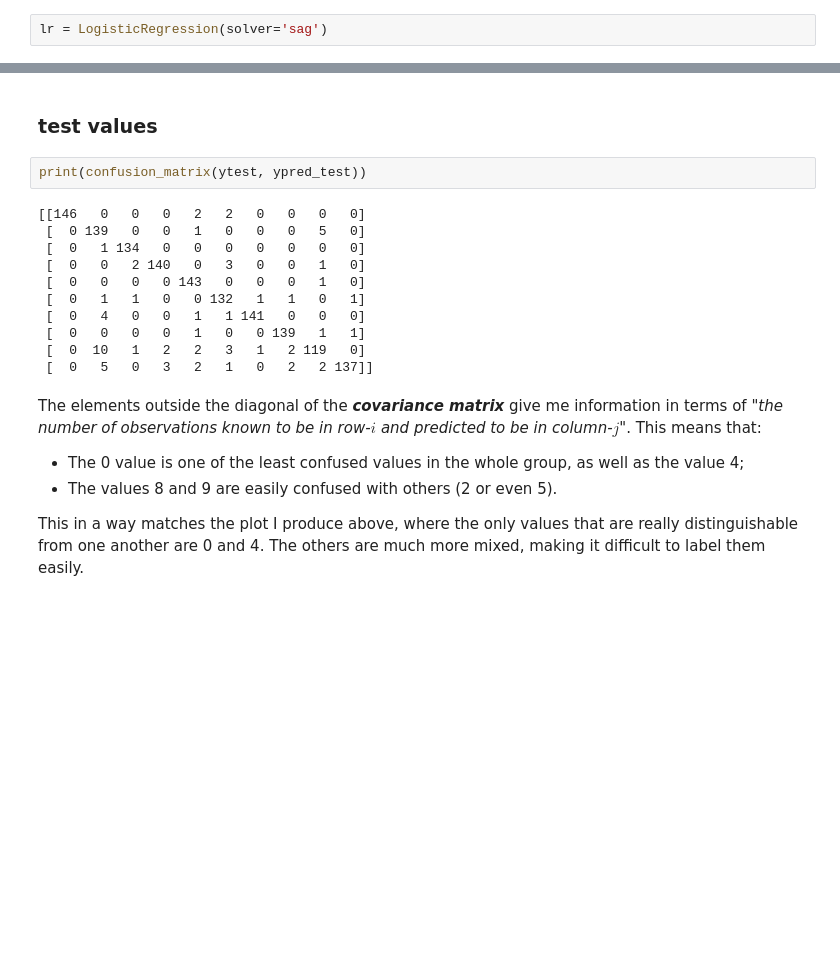
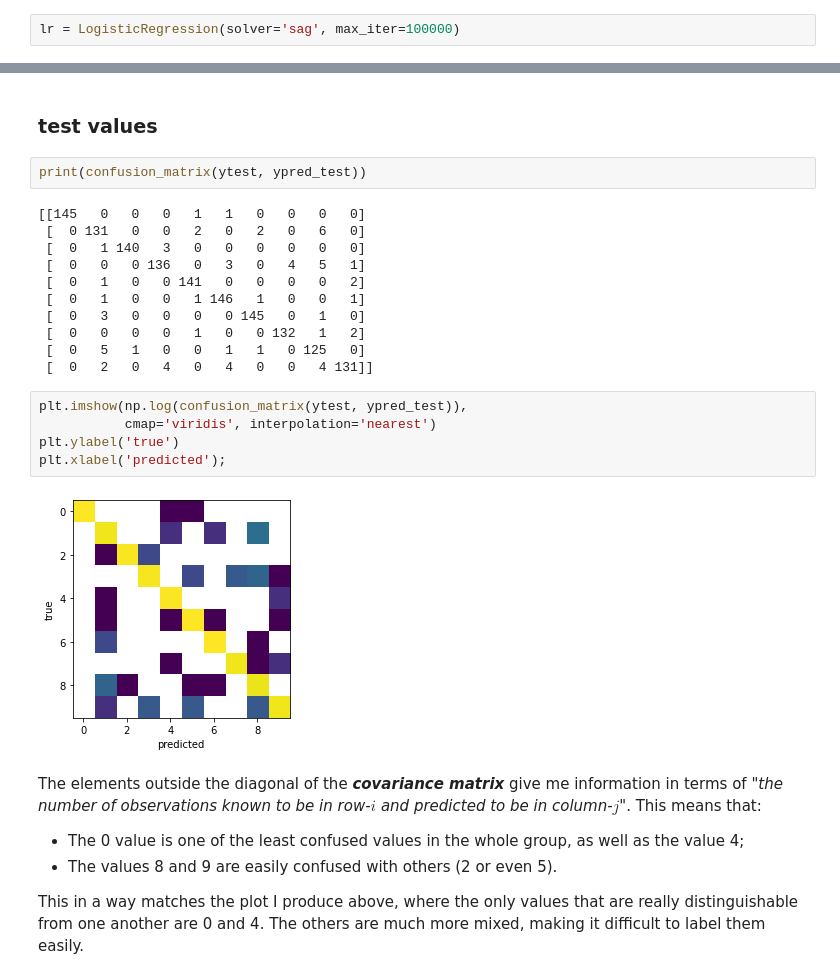
Before and after one commit to nicolegrillo/astrostatistics_bicocca_2023, a Jupyter notebook: working/Handwritten_digits.ipynb, the cells around one changed output, grey strips where cells are left out. Saved outputs shown, nothing was run; the diff lists cells and outputs as text; blank space fills up the shorter version.

Commit message:
completed exercise with matrix visual representation

```diff
--- a/working/Handwritten_digits.ipynb
+++ b/working/Handwritten_digits.ipynb
@@ -105,7 +106,7 @@ To split the dataset as required by point 4) I use the command we saw from lectu
 # %%
 Xtrain, Xtest, ytrain, ytest = train_test_split(X, y,test_size=0.8)
 # %%
-lr = LogisticRegression(solver='sag')
+lr = LogisticRegression(solver='sag', max_iter=100000)
 # %%
 lr.fit(Xtrain, ytrain)  # doing a fit
 # %% [output]
@@ -181,16 +182,23 @@ No elements outside the diagonal. Having 80% of the original points, we should s
 # %%
 print(confusion_matrix(ytest, ypred_test))
 # %% [output]
-[[146   0   0   0   2   2   0   0   0   0]
- [  0 139   0   0   1   0   0   0   5   0]
- [  0   1 134   0   0   0   0   0   0   0]
- [  0   0   2 140   0   3   0   0   1   0]
- [  0   0   0   0 143   0   0   0   1   0]
- [  0   1   1   0   0 132   1   1   0   1]
- [  0   4   0   0   1   1 141   0   0   0]
- [  0   0   0   0   1   0   0 139   1   1]
- [  0  10   1   2   2   3   1   2 119   0]
- [  0   5   0   3   2   1   0   2   2 137]]
+[[145   0   0   0   1   1   0   0   0   0]
+ [  0 131   0   0   2   0   2   0   6   0]
+ [  0   1 140   3   0   0   0   0   0   0]
+ [  0   0   0 136   0   3   0   4   5   1]
+ [  0   1   0   0 141   0   0   0   0   2]
+ [  0   1   0   0   1 146   1   0   0   1]
+ [  0   3   0   0   0   0 145   0   1   0]
+ [  0   0   0   0   1   0   0 132   1   2]
+ [  0   5   1   0   0   1   1   0 125   0]
+ [  0   2   0   4   0   4   0   0   4 131]]
+# %%
+plt.imshow(np.log(confusion_matrix(ytest, ypred_test)),
+           cmap='viridis', interpolation='nearest')
+plt.ylabel('true')
+plt.xlabel('predicted');
+# %% [output]
+[figure, added]
 # %% [markdown]
 The elements outside the diagonal of the ***covariance matrix*** give me information in terms of "*the number of observations known to be in row-$i$ and predicted to be in column-$j$*". This means that:
 
```
Also changed, not shown: parts of 5 cells of this notebook.
